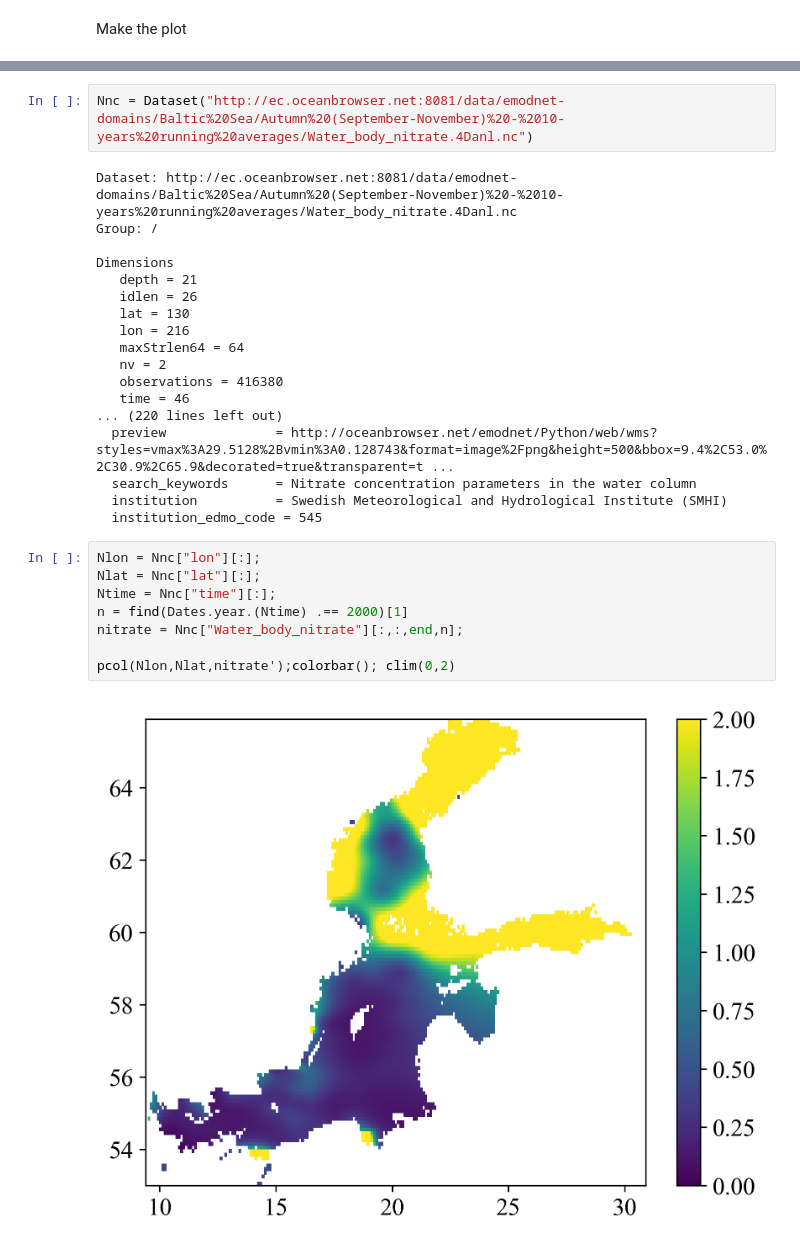
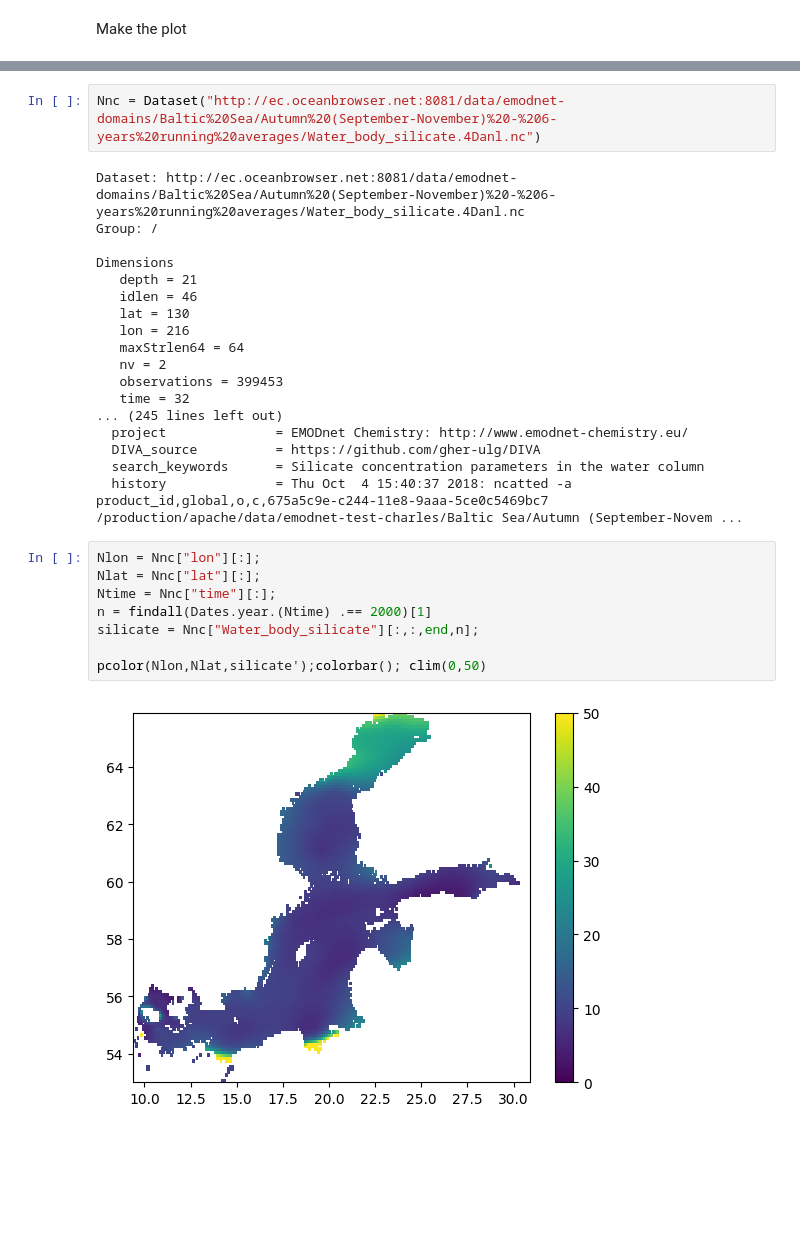
Before and after one commit to gher-uliege/EMODnet-Chemistry, a Jupyter notebook: src/EMODNET-chemistry.ipynb, the cells around one changed output, grey strips where cells are left out. Drawn from its saved outputs; the diff is of its cells as text; blank space fills up the shorter version.

```diff
--- a/src/EMODNET-chemistry.ipynb
+++ b/src/EMODNET-chemistry.ipynb
@@ -87,31 +89,31 @@ pcol(Phlon,Phlat,phosphate');colorbar(); clim(0,2)
 # %%
-Nnc = Dataset("http://ec.oceanbrowser.net:8081/data/emodnet-domains/Baltic%20Sea/Autumn%20(September-November)%20-%2010-years%20running%20averages/Water_body_nitrate.4Danl.nc")
+Nnc = Dataset("http://ec.oceanbrowser.net:8081/data/emodnet-domains/Baltic%20Sea/Autumn%20(September-November)%20-%206-years%20running%20averages/Water_body_silicate.4Danl.nc")
 # %% [output]
-Dataset: http://ec.oceanbrowser.net:8081/data/emodnet-domains/Baltic%20Sea/Autumn%20(September-November)%20-%2010-years%20running%20averages/Water_body_nitrate.4Danl.nc
+Dataset: http://ec.oceanbrowser.net:8081/data/emodnet-domains/Baltic%20Sea/Autumn%20(September-November)%20-%206-years%20running%20averages/Water_body_silicate.4Danl.nc
 Group: /
 
 Dimensions
    depth = 21
-   idlen = 26
+   idlen = 46
    lat = 130
    lon = 216
    maxStrlen64 = 64
    nv = 2
-   observations = 416380
-   time = 46
-... (220 lines left out)
-  preview              = http://oceanbrowser.net/emodnet/Python/web/wms?styles=vmax%3A29.5128%2Bvmin%3A0.128743&format=image%2Fpng&height=500&bbox=9.4%2C53.0%2C30.9%2C65.9&decorated=true&transparent=t ...
-  search_keywords      = Nitrate concentration parameters in the water column
-  institution          = Swedish Meteorological and Hydrological Institute (SMHI)
-  institution_edmo_code = 545
+   observations = 399453
+   time = 32
+... (245 lines left out)
+  project              = EMODnet Chemistry: http://www.emodnet-chemistry.eu/
+  DIVA_source          = https://github.com/gher-ulg/DIVA
+  search_keywords      = Silicate concentration parameters in the water column
+  history              = Thu Oct  4 15:40:37 2018: ncatted -a product_id,global,o,c,675a5c9e-c244-11e8-9aaa-5ce0c5469bc7 /production/apache/data/emodnet-test-charles/Baltic Sea/Autumn (September-Novem ...
 # %%
 Nlon = Nnc["lon"][:];
 Nlat = Nnc["lat"][:];
 Ntime = Nnc["time"][:];
-n = find(Dates.year.(Ntime) .== 2000)[1]
-nitrate = Nnc["Water_body_nitrate"][:,:,end,n];
+n = findall(Dates.year.(Ntime) .== 2000)[1]
+silicate = Nnc["Water_body_silicate"][:,:,end,n];
 
-pcol(Nlon,Nlat,nitrate');colorbar(); clim(0,2)
+pcolor(Nlon,Nlat,silicate');colorbar(); clim(0,50)
 # %% [output]
-[figure, old version]
+[figure, new version]
 # %%
```
Also changed, not shown: parts of 9 cells of this notebook.
